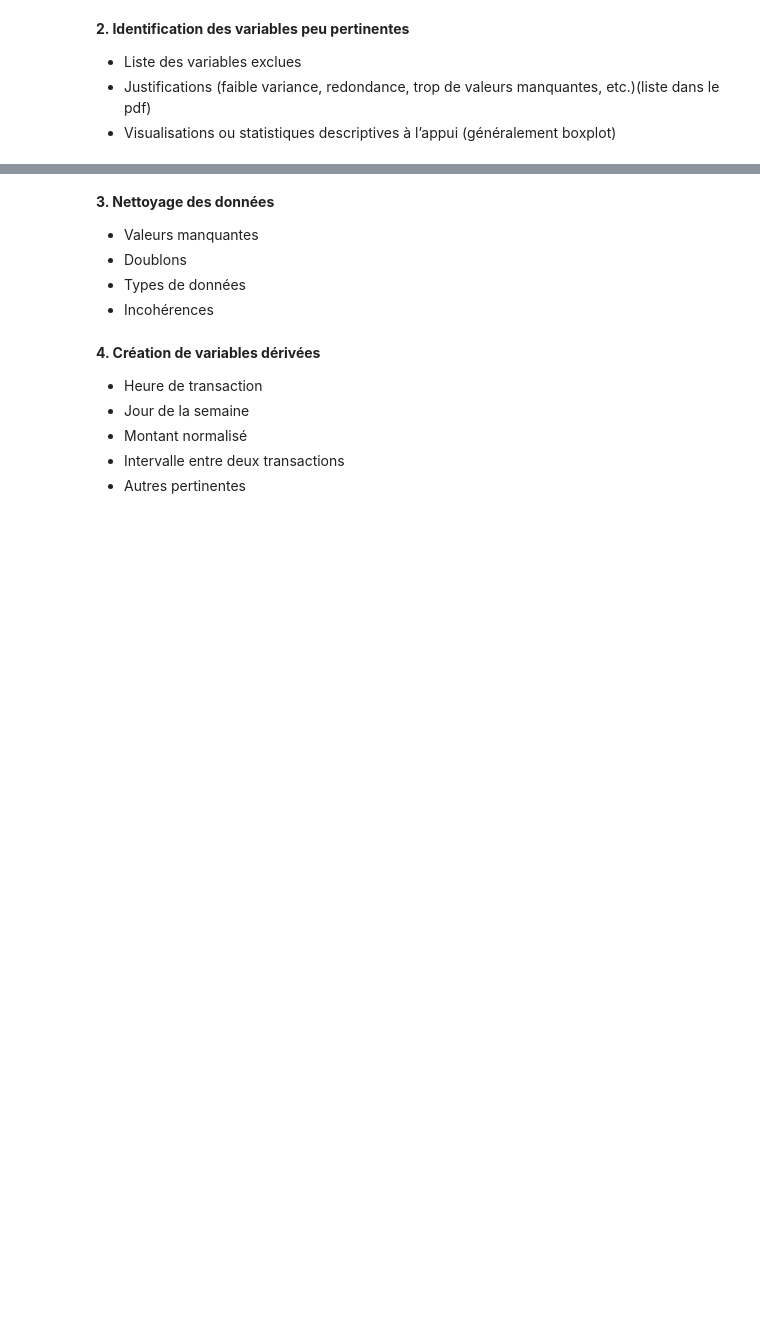
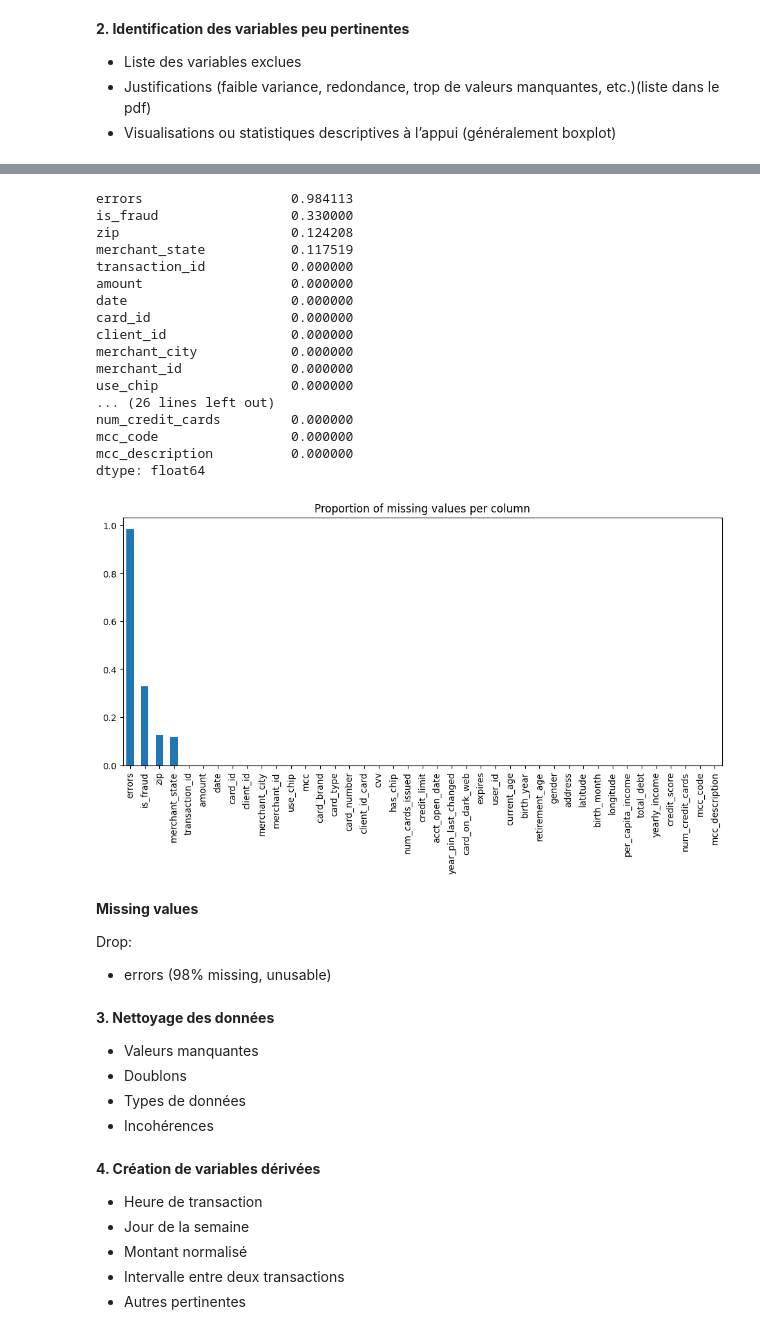
Before and after one commit to aklopezcarbajal/IFT599_TP1, a Jupyter notebook: plan_travail_IFT599_A25_TP1.ipynb, the cells around one changed output, grey strips where cells are left out. Drawn from its saved outputs; the diff is of its cells as text; code cells hidden in the pictures; blank space fills up the shorter version.

```diff
--- a/plan_travail_IFT599_A25_TP1.ipynb
+++ b/plan_travail_IFT599_A25_TP1.ipynb
@@ -81,3 +146,35 @@ merged_df.head()
+# %%
+# Check missing values
+missing = merged_df.isnull().mean().sort_values(ascending=False)
+print(missing)
+
+# Visualize
+missing.plot(kind="bar", figsize=(12,5), title="Proportion of missing values per column")
+plt.show()
+# %% [output]
+errors                   0.984113
+is_fraud                 0.330000
+zip                      0.124208
+merchant_state           0.117519
+transaction_id           0.000000
+amount                   0.000000
+date                     0.000000
+card_id                  0.000000
+client_id                0.000000
+merchant_city            0.000000
+merchant_id              0.000000
+use_chip                 0.000000
+... (26 lines left out)
+num_credit_cards         0.000000
+mcc_code                 0.000000
+mcc_description          0.000000
+dtype: float64
+[figure, added]
+# %% [markdown]
+**Missing values**
+
+Drop:
+- errors (98% missing, unusable)
 # %% [markdown]
 **3. Nettoyage des données**
   - Valeurs manquantes
```
Also changed, not shown: parts of 14 cells of this notebook.
